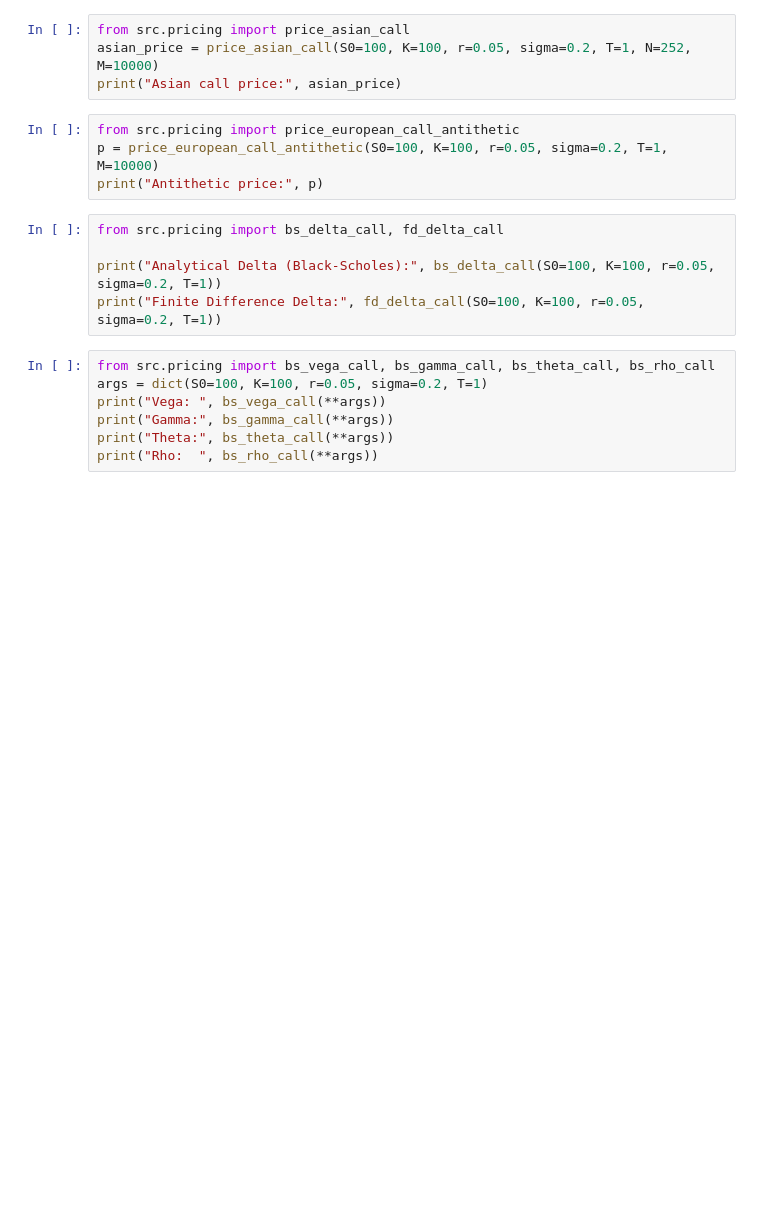
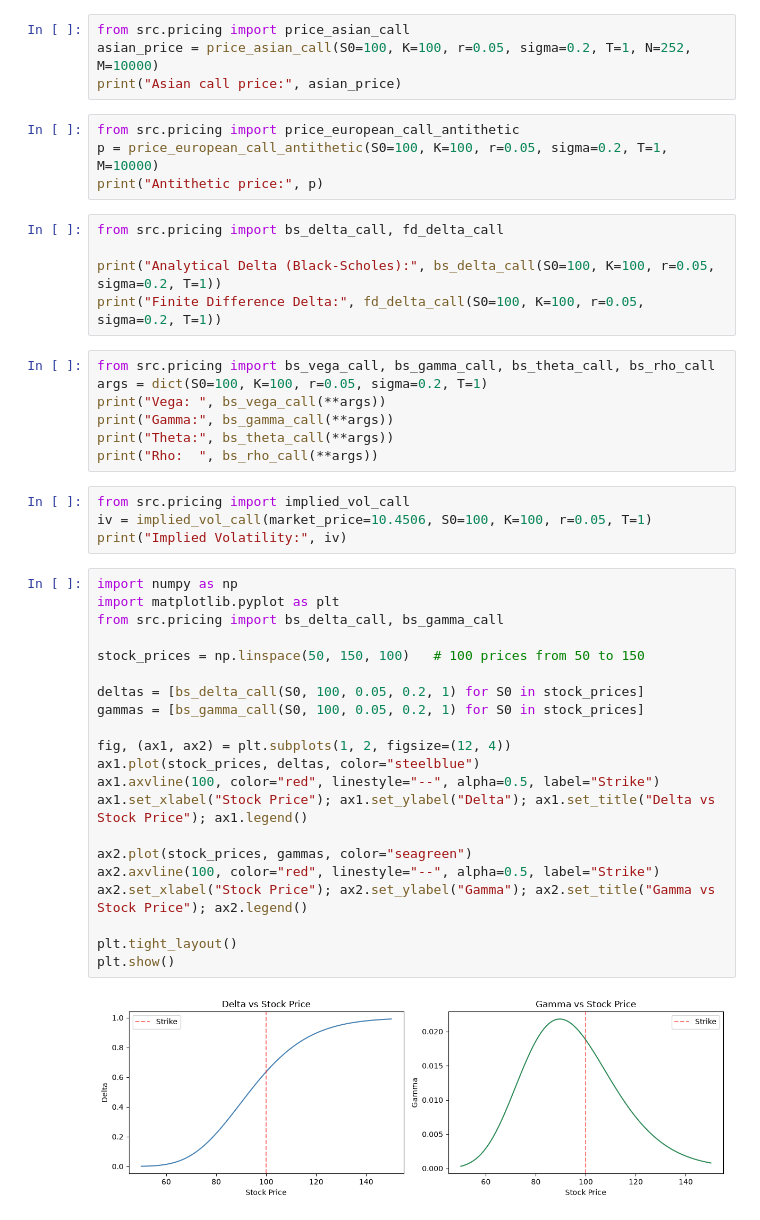
Before and after one commit to kieranforkan/monte-carlo-option-pricer, a Jupyter notebook: demo.ipynb, the cells around one changed output. Saved outputs shown, nothing was run; the diff lists cells and outputs as text; blank space fills up the shorter version.

Commit message:
Add Delta and Gamma vs stock price visualisations

```diff
--- a/demo.ipynb
+++ b/demo.ipynb
@@ -87,3 +87,30 @@ print("Vega: ", bs_vega_call(**args))
 print("Gamma:", bs_gamma_call(**args))
 print("Theta:", bs_theta_call(**args))
 print("Rho:  ", bs_rho_call(**args))
+# %%
+from src.pricing import implied_vol_call
+iv = implied_vol_call(market_price=10.4506, S0=100, K=100, r=0.05, T=1)
+print("Implied Volatility:", iv)
+# %%
+import numpy as np
+import matplotlib.pyplot as plt
+from src.pricing import bs_delta_call, bs_gamma_call
+
+stock_prices = np.linspace(50, 150, 100)   # 100 prices from 50 to 150
+
+deltas = [bs_delta_call(S0, 100, 0.05, 0.2, 1) for S0 in stock_prices]
+gammas = [bs_gamma_call(S0, 100, 0.05, 0.2, 1) for S0 in stock_prices]
+
+fig, (ax1, ax2) = plt.subplots(1, 2, figsize=(12, 4))
+ax1.plot(stock_prices, deltas, color="steelblue")
+ax1.axvline(100, color="red", linestyle="--", alpha=0.5, label="Strike")
+ax1.set_xlabel("Stock Price"); ax1.set_ylabel("Delta"); ax1.set_title("Delta vs Stock Price"); ax1.legend()
+
+ax2.plot(stock_prices, gammas, color="seagreen")
+ax2.axvline(100, color="red", linestyle="--", alpha=0.5, label="Strike")
+ax2.set_xlabel("Stock Price"); ax2.set_ylabel("Gamma"); ax2.set_title("Gamma vs Stock Price"); ax2.legend()
+
+plt.tight_layout()
+plt.show()
+# %% [output]
+[figure, added]
```
Also changed, not shown: parts of 1 cell of this notebook.
